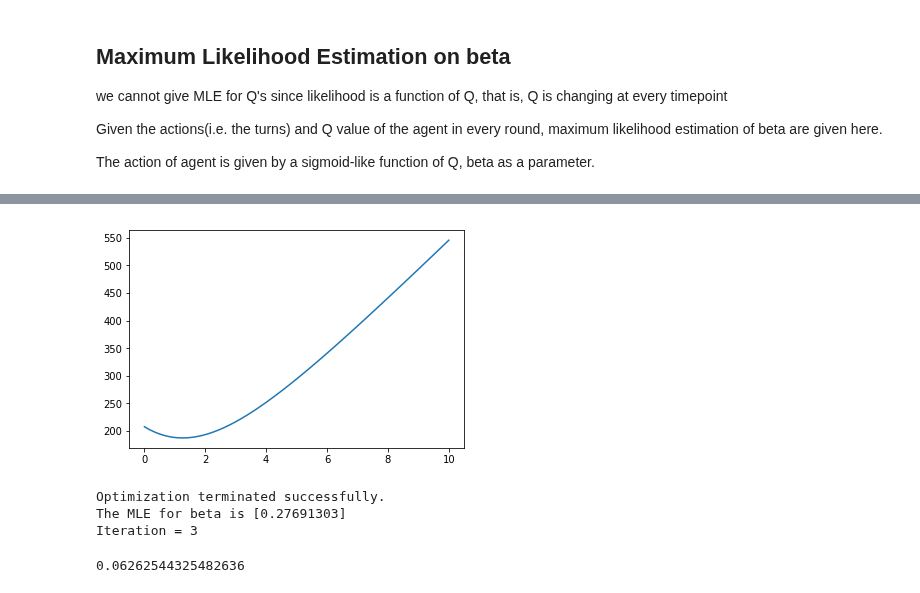
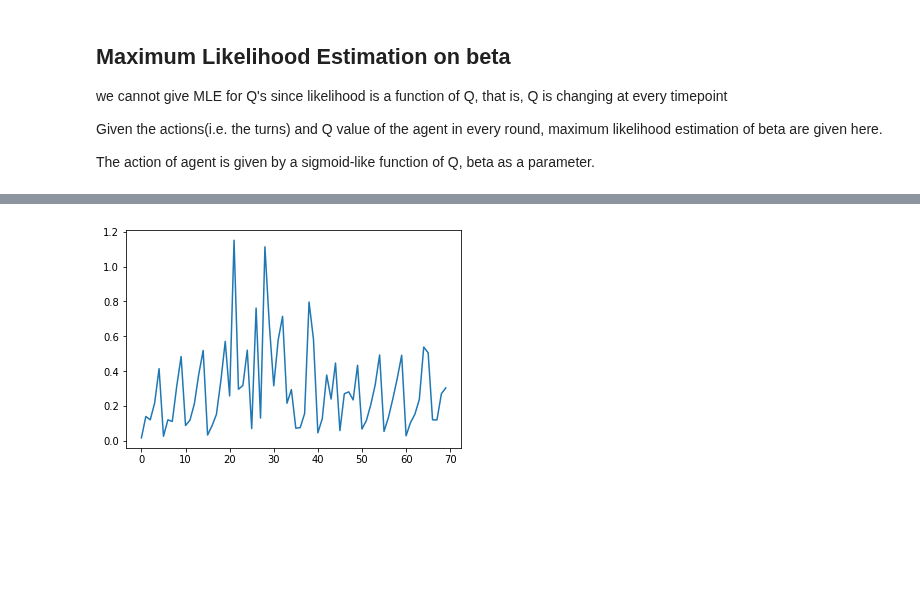
Before and after one commit to Maylibooyah69/RewardReversalPorject, a Jupyter notebook: MLE on beta.ipynb, the cells around one changed output, grey strips where cells are left out. Saved outputs shown, nothing was run; the diff lists cells and outputs as text; code cells hidden in the pictures; blank space fills up the shorter version.

Commit message:
MSE for alpha and beta; tests not completed

```diff
--- a/MLE on beta.ipynb
+++ b/MLE on beta.ipynb
@@ -117,8 +118,8 @@ def train_rat(env,rat,it_num,every=500):
 # %%
 # demo
 env=toyQ_2choice()
-rat=sig_rat(env,alpha=0.02)
-env,rat=train_rat(env,rat,5000)
+rat=sig_rat(env,alpha=0.2,beta=2)
+env,rat=train_rat(env,rat,300)
 obslog=np.array(env.obslog)
 choicelog=np.array(rat.choiceLog)
 print('reward_log:',np.sum(obslog,axis=0))
@@ -127,3 +132,6 @@ rat.Q
+# %%
+actions = rat.choiceLog
+rewards = env.obslog
 # %% [markdown]
 ## Maximum Likelihood Estimation on beta
 
@@ -158,0 +243,23 @@ def neg_log_likelihood(beta,x,Q):
+# %%
+# return mse between simulated Q and Q_hat calculated with optimal beta from MLE
+def Q_distance(iteration,alpha0,beta0):
+    env = toyQ_2choice()
+    rat = sig_rat(env, alpha=alpha0, beta=beta0)
+    env,rat = train_rat(env,rat,iteration)
+    Q = np.array(rat.Qlog)
+    actions = rat.choiceLog
+    rewards = env.obslog
+
+    result = MLE_grid(actions,rewards,alpha0,beta0)
+    alpha_hat = result.x[0]
+    beta_hat = result.x[1]
+
+    rat_hat = sig_rat(env, alpha=alpha_hat, beta=beta_hat)
+    env,rat_hat = train_rat(env,rat_hat,iteration)
+    Q_hat = np.array(rat_hat.Qlog)
+
+    #Q[0]=[0,0] does not matter
+    mse = np.linalg.norm(Q-Q_hat)**2/iteration
+    #axis=None perform mean elementwise   (np.square(Q-Q_hat)).mean(axis=None)*2
+
+    return mse
@@ -158,0 +271,10 @@ def neg_log_likelihood(beta,x,Q):
+# %%
+#
+mse_list = []
+beta0_list = [-10,-4,-2,-1,-0.8,-0.5,-0.2,0.2,0.5,0.8,1,2,4,10]
+alpha0_list = [0.1,0.3,0.5,0.7,0.9]
+iteration=300
+for i in range(len(beta0_list)):
+    for j in range(len(alpha0_list)):
+        mse = Q_distance(iteration,alpha0_list[j],beta0_list[i])
+        mse_list.append(mse)
@@ -159,7 +293,6 @@ def neg_log_likelihood(beta,x,Q):
 # %%
 import matplotlib.pyplot as plt
-beta_plot = np.linspace(0,10,100)
-plt.plot(beta_plot, neg_log_likelihood(beta_plot,actions,Q))
+plt.plot(mse_list)
 plt.show()
 # %% [output]
-[figure, old version]
+[figure, new version]
@@ -200,8 +298,0 @@ def Q_distance(iteration,alpha,beta0):
-# %%
-#test
-Q_distance(300,0.2,0.3)
-# %% [output]
-Optimization terminated successfully.
-The MLE for beta is [0.27691303]
-Iteration = 3
-0.06262544325482636
```
Also changed, not shown: parts of 20 cells of this notebook.
